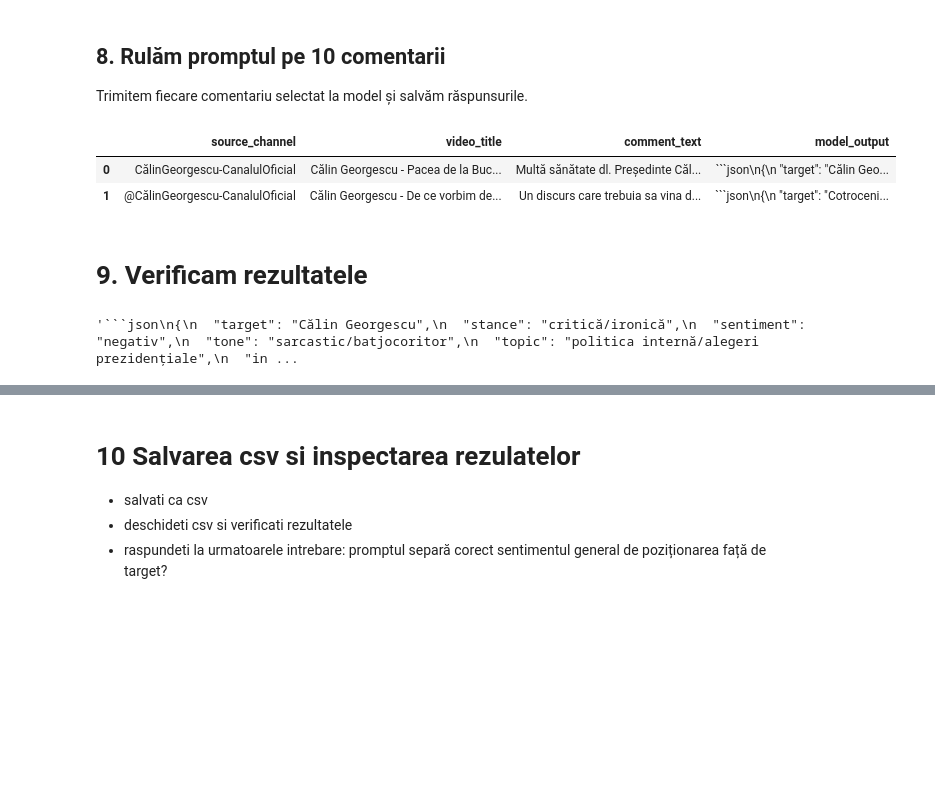
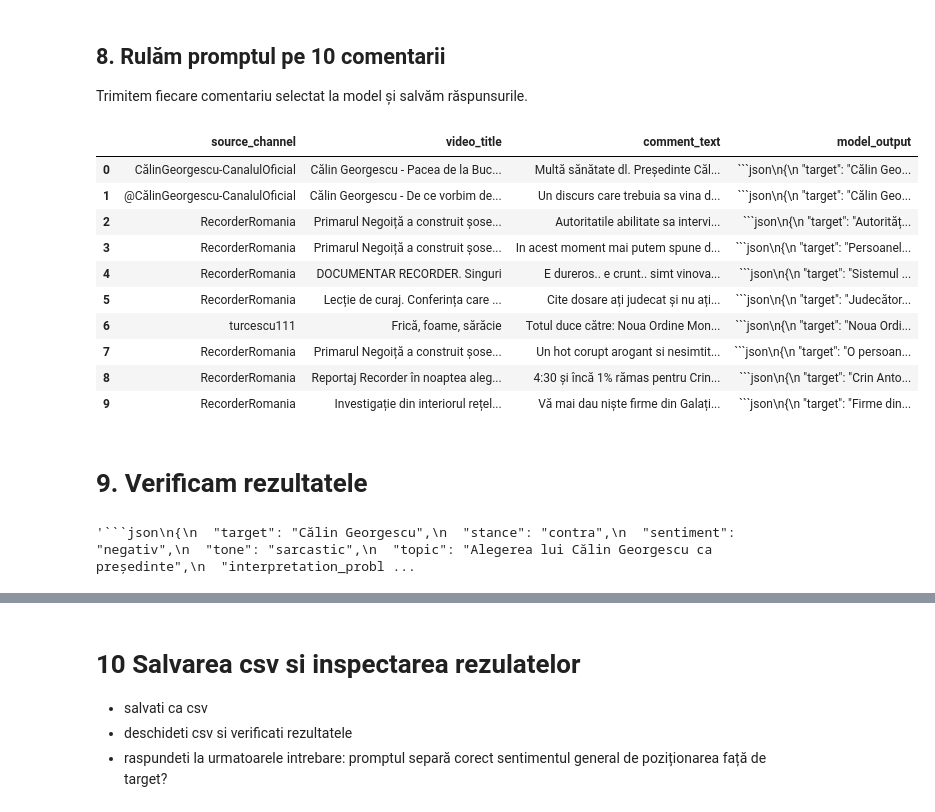
Before and after one commit to AIE-2026/echochamber-project-team-6, a Jupyter notebook: notebooks/student_05/C3_Tema1_first_promt.ipynb, the cells around one changed output, grey strips where cells are left out. Drawn from its saved outputs; the diff is of its cells as text; code cells hidden in the pictures; blank space fills up the shorter version.

Commit message:
Complete Tema 1 corpus exploration and first prompt for student_05

````diff
--- a/notebooks/student_05/C3_Tema1_first_promt.ipynb
+++ b/notebooks/student_05/C3_Tema1_first_promt.ipynb
@@ -140,17 +140,24 @@ Important: tonul sau sentimentul general nu este același lucru cu poziționarea
 
 
 SYSTEM_PROMPT = """
-...
+Ești un analist de politică, comentator cu o viziune pro-europeană. Analizezi comentarii în limba română.
+Rolul tău este să identifici:
+1. Tinta comentariului
+2. Pozitionarea fata de tinta (pro/contra/neutru)
+3. Sentimentul general.
+4. Tonul.
+5. Principala tema a comentariului
+6. Posibile probleme de interpretare
 """
 
 USER_PROMPT_TEMPLATE = """
 Citește următorul comentariu politic și identifică:
-1. target: ...
-2. stance:...
-3. sentiment: ...
-4. tone: ...
-5. topic: ...
-6. interpretation_problem: ...
+1. target: persoana, institutia sau grupul vizat
+2. stance: fata de tinta: pro, contra, neutru.
+3. sentiment: tonul emotional general (pozitiv, negativ, neutru)
+4. tone: (ironic, agresiv, sarcastic, conspirativ, informativ, emotional, neutru)
+5. topic: tema principala a comentariului
+6. interpretation_problem: mentioneaza daca exista (sarcasm, ambiguitate, mai multe tinte, limbaj neclar, lipsa context).
 
 Important:
 
@@ -167,7 +174,7 @@ Modelul și temperatura au fost setate mai sus.
 # %%
 from openai import OpenAI
 client = OpenAI(
-    api_key="pune aici variabila de mediu care conține cheia ta API pentru Gemini",
+    api_key=GEMINI_API_KEY,
     base_url="https://generativelanguage.googleapis.com/v1beta/openai/"
 )
 # %%
@@ -186,29 +193,37 @@ def annotate_comment(comment_text):
 ## 8. Rulăm promptul pe 10 comentarii
 Trimitem fiecare comentariu selectat la model și salvăm răspunsurile.
 # %%
-n_comments = 2  # schimbă aici: 3, 5 sau 10
-sample_for_prompt = "pune aici dataframe-ul cu comentarii".head(n_comments)
+n_comments = 10  # schimbă aici: 3, 5 sau 10
+sample_for_prompt = sample_df.head(n_comments)
 
 outputs = []
 for _, row in sample_for_prompt.iterrows():
     outputs.append({
         "source_channel": row.get("source_channel", ""),
         "video_title": row.get("video_title", ""),
         "comment_text": row["text"],
         "model_output": annotate_comment(row["text"])
     })
 results_df = pd.DataFrame(outputs)
 results_df
 # %% [output]
 |  | source_channel | video_title | comment_text | model_output |
 | 0 | CălinGeorgescu-CanalulOficial | Călin Georgescu - Pacea de la Buc... | Multă sănătate dl. Președinte Căl... | ```json\n{\n "target": "Călin Geo... |
-| 1 | @CălinGeorgescu-CanalulOficial | Călin Georgescu - De ce vorbim de... | Un discurs care trebuia sa vina d... | ```json\n{\n "target": "Cotroceni... |
+| 1 | @CălinGeorgescu-CanalulOficial | Călin Georgescu - De ce vorbim de... | Un discurs care trebuia sa vina d... | ```json\n{\n "target": "Călin Geo... |
+| 2 | RecorderRomania | Primarul Negoiță a construit șose... | Autoritatile abilitate sa intervi... | ```json\n{\n "target": "Autorităț... |
+| 3 | RecorderRomania | Primarul Negoiță a construit șose... | In acest moment mai putem spune d... | ```json\n{\n "target": "Persoanel... |
+| 4 | RecorderRomania | DOCUMENTAR RECORDER. Singuri | E dureros.. e crunt.. simt vinova... | ```json\n{\n "target": "Sistemul ... |
+| 5 | RecorderRomania | Lecție de curaj. Conferința care ... | Cite dosare ați judecat și nu ați... | ```json\n{\n "target": "Judecător... |
+| 6 | turcescu111 | Frică, foame, sărăcie | Totul duce către: Noua Ordine Mon... | ```json\n{\n "target": "Noua Ordi... |
+| 7 | RecorderRomania | Primarul Negoiță a construit șose... | Un hot corupt arogant si nesimtit... | ```json\n{\n "target": "O persoan... |
+| 8 | RecorderRomania | Reportaj Recorder în noaptea aleg... | 4:30 și încă 1% rămas pentru Crin... | ```json\n{\n "target": "Crin Anto... |
+| 9 | RecorderRomania | Investigație din interiorul rețel... | Vă mai dau niște firme din Galați... | ```json\n{\n "target": "Firme din... |
 # %% [markdown]
 # 9. Verificam rezultatele
 # %%
 results_df.model_output[0]
 # %% [output]
-'```json\n{\n  "target": "Călin Georgescu",\n  "stance": "critică/ironică",\n  "sentiment": "negativ",\n  "tone": "sarcastic/batjocoritor",\n  "topic": "politica internă/alegeri prezidențiale",\n  "in ...
+'```json\n{\n  "target": "Călin Georgescu",\n  "stance": "contra",\n  "sentiment": "negativ",\n  "tone": "sarcastic",\n  "topic": "Alegerea lui Călin Georgescu ca președinte",\n  "interpretation_probl ...
 # %%
 # funcție pentru a curăța și parsa output-ul modelului, care poate conține JSON în diferite formate (text simplu sau bloc ```json)
 
````
Also changed, not shown: parts of 6 cells of this notebook, 2 other files.
